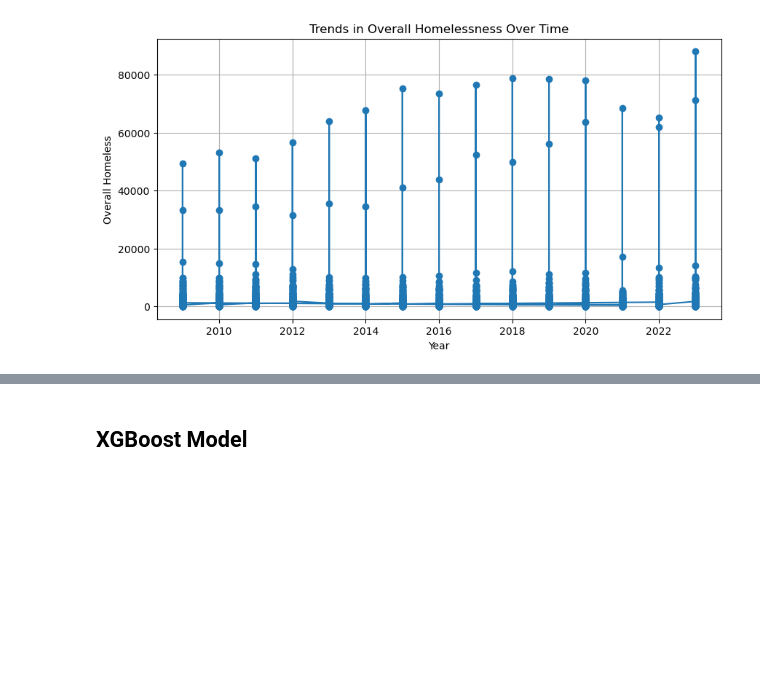
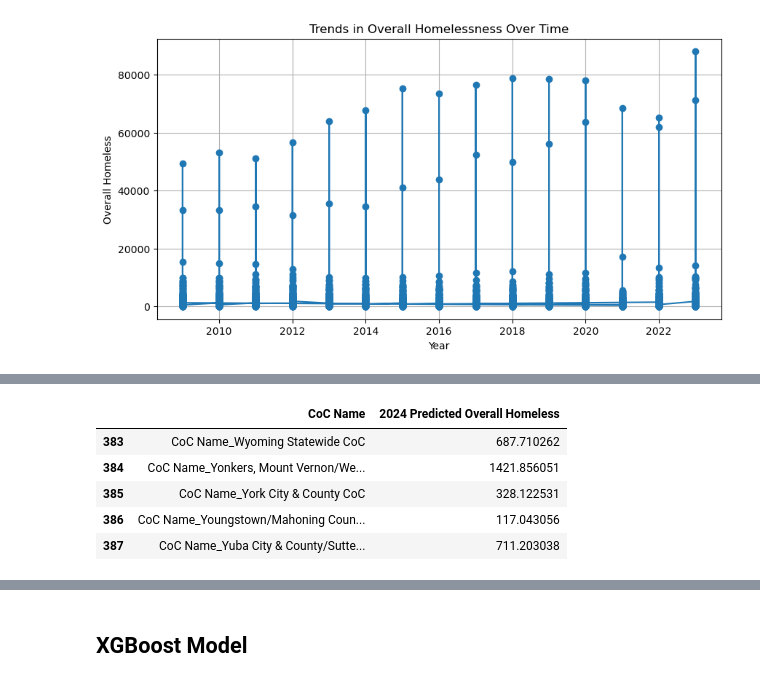
Before and after one commit to SinghNavnoor/homelessness_PIT_count_analysis, a Jupyter notebook: homeless_analysis.ipynb, the cells around one changed output, grey strips where cells are left out. Cells and saved outputs as stored; diff of their text form; code cells hidden in the pictures; blank space fills up the shorter version.

```diff
--- a/homeless_analysis.ipynb
+++ b/homeless_analysis.ipynb
@@ -1771,0 +1821,9 @@ plt.show()
+# %%
+predictions_df.tail()
+# %% [output]
+|  | CoC Name | 2024 Predicted Overall Homeless |
+| 383 | CoC Name_Wyoming Statewide CoC | 687.710262 |
+| 384 | CoC Name_Yonkers, Mount Vernon/We... | 1421.856051 |
+| 385 | CoC Name_York City & County CoC | 328.122531 |
+| 386 | CoC Name_Youngstown/Mahoning Coun... | 117.043056 |
+| 387 | CoC Name_Yuba City & County/Sutte... | 711.203038 |
```
Also changed, not shown: parts of 12 cells of this notebook, 1 other file.
